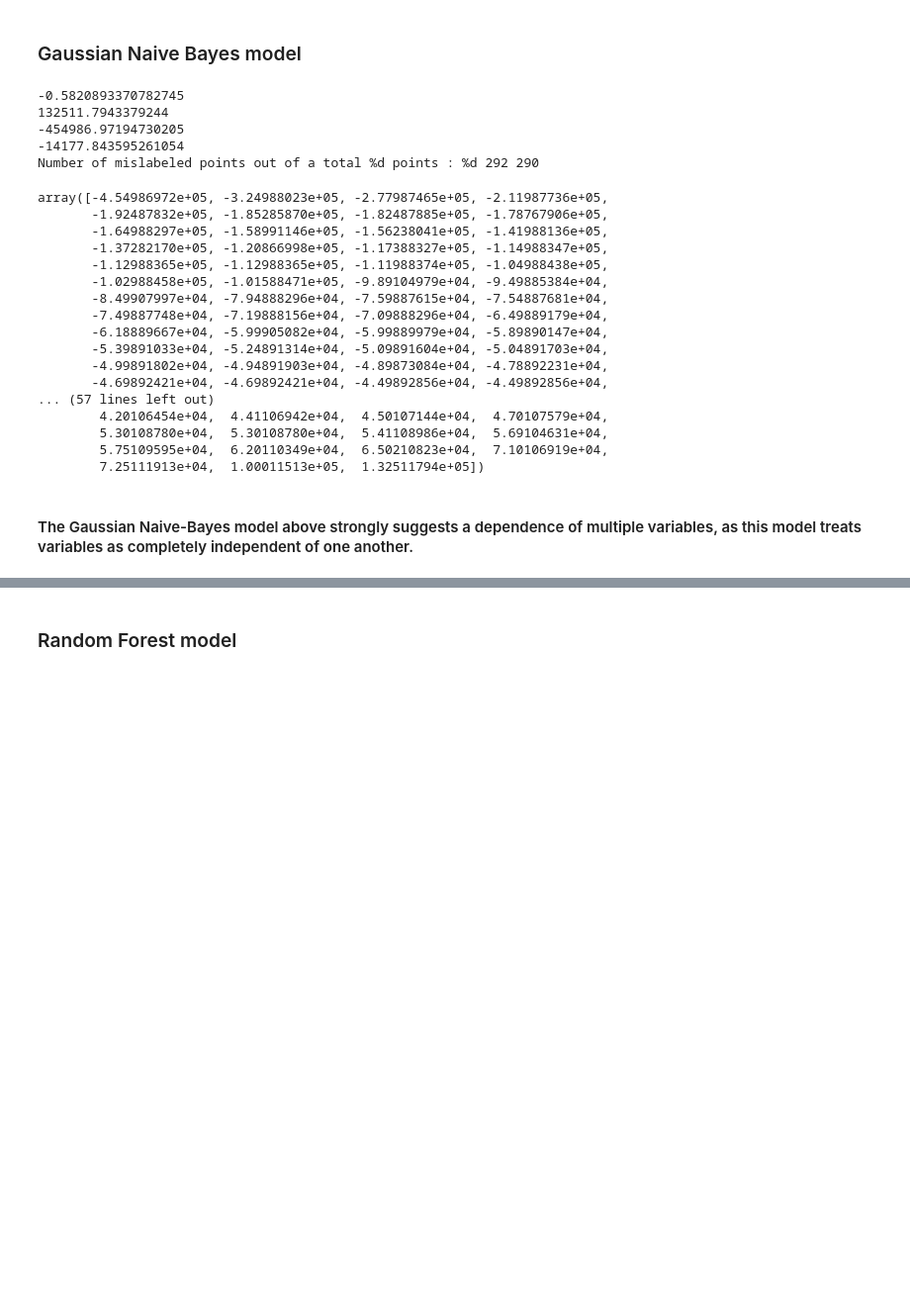
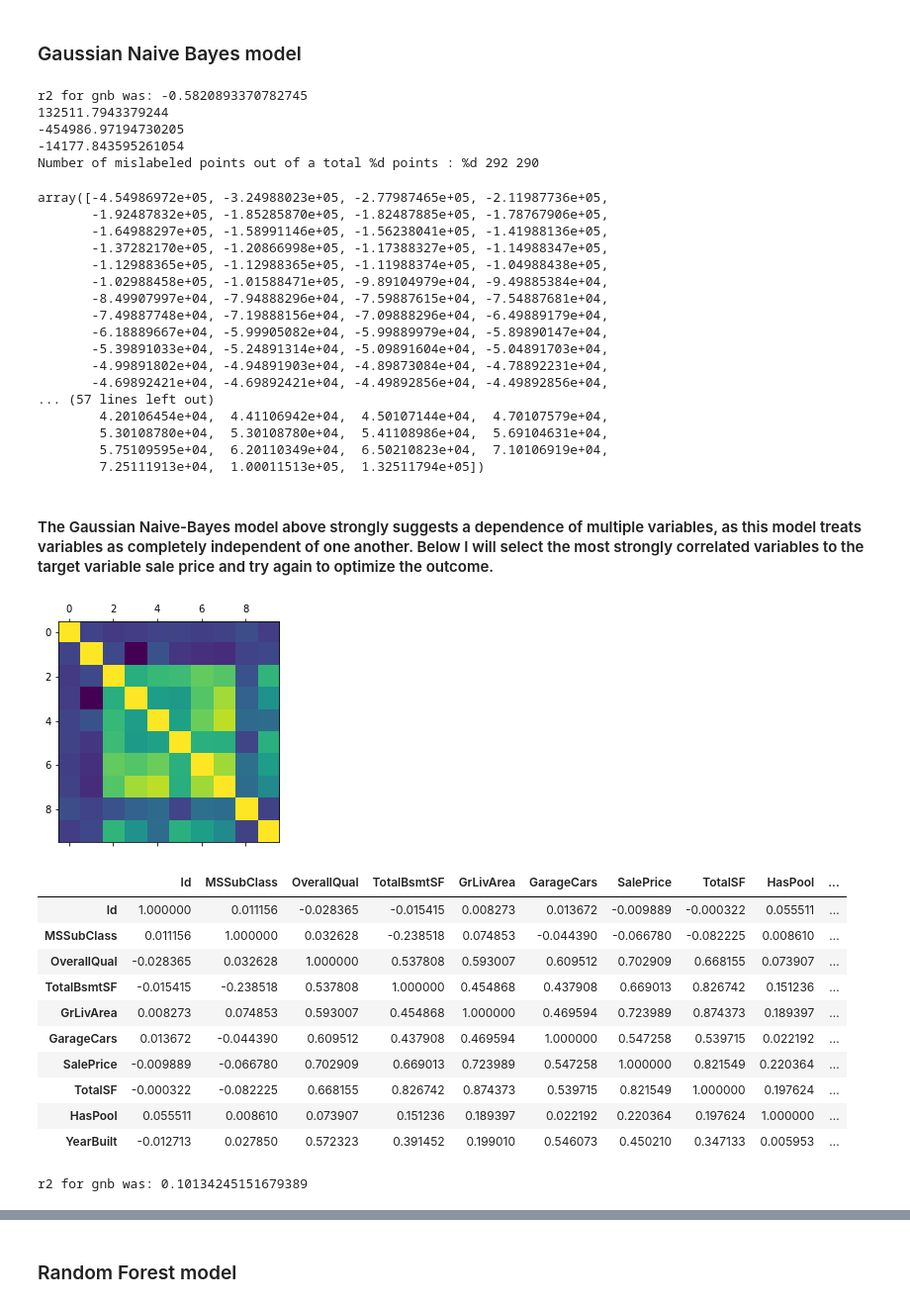
Before and after one commit to StephenDodd1/HousingPricePredictiveModel, a Jupyter notebook: Notebooks/04_modelling.ipynb, the cells around one changed output, grey strips where cells are left out. Shown at 99% size. Saved outputs shown, nothing was run; the diff lists cells and outputs as text; code cells hidden in the pictures; blank space fills up the shorter version.

```diff
--- a/Notebooks/04_modelling.ipynb
+++ b/Notebooks/04_modelling.ipynb
@@ -129,18 +132,19 @@ r2_score(y_test,y_test_pred)
 # %%
 gnb = GaussianNB()
 y_pred = gnb.fit(scaled_train_X, y_train).predict(scaled_test_X)
-print(r2_score(y_test,np.delete(y_pred,259)))
+print('r2 for gnb was:',str(r2_score(y_test,np.delete(y_pred,259))))
 diff = np.array(y_test_pred - np.array(y_test))
 print(diff.max())
 print(diff.min())
 print(np.mean(diff))
 mislabeled = []
+
 for i in range(0, len(y_test)):
     mislabeled.append(y_test[i] != y_train[i])
 print("Number of mislabeled points out of a total %d points : %d", (scaled_test_X.shape[0]), pd.Series(mislabeled).value_counts()[True])
 np.sort(diff)
 # %% [output]
--0.5820893370782745
+r2 for gnb was: -0.5820893370782745
 132511.7943379244
 -454986.97194730205
 -14177.843595261054
@@ -163,4 +167,29 @@ array([-4.54986972e+05, -3.24988023e+05, -2.77987465e+05, -2.11987736e+05,
         5.75109595e+04,  6.20110349e+04,  6.50210823e+04,  7.10106919e+04,
         7.25111913e+04,  1.00011513e+05,  1.32511794e+05])
 # %% [markdown]
-#### The Gaussian Naive-Bayes model above strongly suggests a dependence of multiple variables, as this model treats variables as completely independent of one another.
+#### The Gaussian Naive-Bayes model above strongly suggests a dependence of multiple variables, as this model treats variables as completely independent of one another. Below I will select the most strongly correlated variables to the target variable sale price and try again to optimize the outcome.
+# %%
+# run correlation matrix to find best fit variables
+plt.matshow(df.corr())
+plt.show()
+df.corr()
+# %% [output]
+[figure, added]
+|  | Id | MSSubClass | OverallQual | TotalBsmtSF | GrLivArea | GarageCars | SalePrice | TotalSF | HasPool | ... |
+| Id | 1.000000 | 0.011156 | -0.028365 | -0.015415 | 0.008273 | 0.013672 | -0.009889 | -0.000322 | 0.055511 | ... |
+| MSSubClass | 0.011156 | 1.000000 | 0.032628 | -0.238518 | 0.074853 | -0.044390 | -0.066780 | -0.082225 | 0.008610 | ... |
+| OverallQual | -0.028365 | 0.032628 | 1.000000 | 0.537808 | 0.593007 | 0.609512 | 0.702909 | 0.668155 | 0.073907 | ... |
+| TotalBsmtSF | -0.015415 | -0.238518 | 0.537808 | 1.000000 | 0.454868 | 0.437908 | 0.669013 | 0.826742 | 0.151236 | ... |
+| GrLivArea | 0.008273 | 0.074853 | 0.593007 | 0.454868 | 1.000000 | 0.469594 | 0.723989 | 0.874373 | 0.189397 | ... |
+| GarageCars | 0.013672 | -0.044390 | 0.609512 | 0.437908 | 0.469594 | 1.000000 | 0.547258 | 0.539715 | 0.022192 | ... |
+| SalePrice | -0.009889 | -0.066780 | 0.702909 | 0.669013 | 0.723989 | 0.547258 | 1.000000 | 0.821549 | 0.220364 | ... |
+| TotalSF | -0.000322 | -0.082225 | 0.668155 | 0.826742 | 0.874373 | 0.539715 | 0.821549 | 1.000000 | 0.197624 | ... |
+| HasPool | 0.055511 | 0.008610 | 0.073907 | 0.151236 | 0.189397 | 0.022192 | 0.220364 | 0.197624 | 1.000000 | ... |
+| YearBuilt | -0.012713 | 0.027850 | 0.572323 | 0.391452 | 0.199010 | 0.546073 | 0.450210 | 0.347133 | 0.005953 | ... |
+# %%
+X=df[['TotalSF','GrLivArea']].to_numpy()
+df_train_X, df_test_X, df_train_y, df_test_y = train_test_split(X, df['SalePrice'].to_numpy(),test_size=.2)
+y_pred = gnb.fit(df_train_X, df_train_y).predict(df_test_X)
+print('r2 for gnb was:',str(r2_score(df_test_y,y_pred)))
+# %% [output]
+r2 for gnb was: 0.10134245151679389
```
Also changed, not shown: parts of 12 cells of this notebook.
